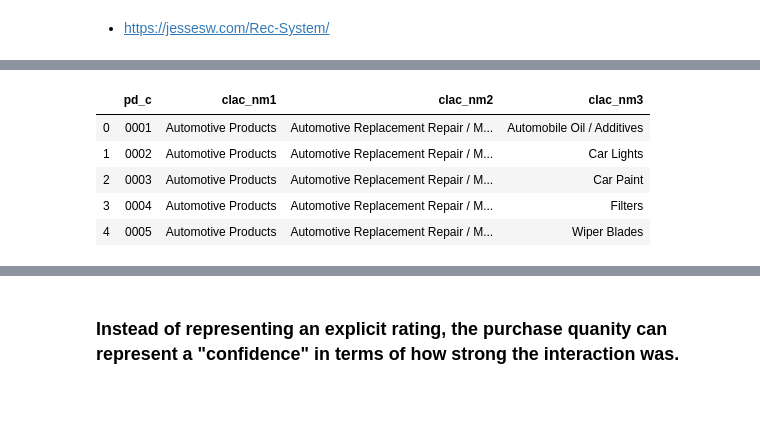
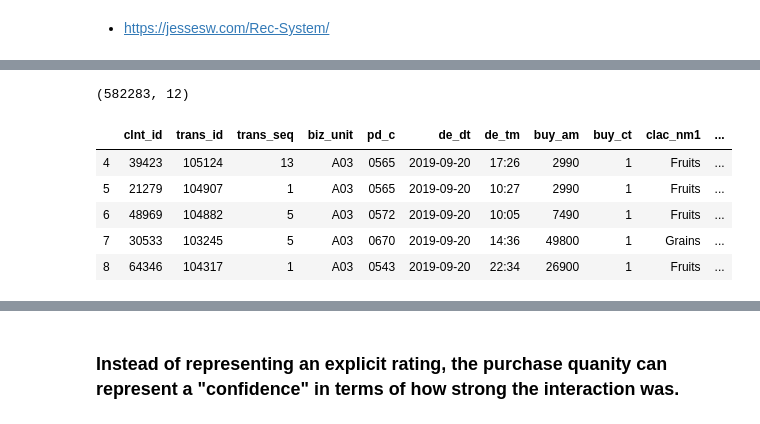
Before and after one commit to hojisu/recommendation-project, a Jupyter notebook: Alternating-Least-Squares.ipynb, the cells around one changed output, grey strips where cells are left out. Cells and saved outputs as stored; diff of their text form; code cells hidden in the pictures.

```diff
--- a/Alternating-Least-Squares.ipynb
+++ b/Alternating-Least-Squares.ipynb
@@ -30,12 +26,19 @@ df_transaction.tail()
+# %%
+df_transaction = df_transaction.dropna(axis=0)
+print(df_transaction.shape)
+df_transaction.head()
+# %% [output]
+(582283, 12)
+|  | clnt_id | trans_id | trans_seq | biz_unit | pd_c | de_dt | de_tm | buy_am | buy_ct | clac_nm1 | ... |
+| 4 | 39423 | 105124 | 13 | A03 | 0565 | 2019-09-20 | 17:26 | 2990 | 1 | Fruits | ... |
+| 5 | 21279 | 104907 | 1 | A03 | 0565 | 2019-09-20 | 10:27 | 2990 | 1 | Fruits | ... |
+| 6 | 48969 | 104882 | 5 | A03 | 0572 | 2019-09-20 | 10:05 | 7490 | 1 | Fruits | ... |
+| 7 | 30533 | 103245 | 5 | A03 | 0670 | 2019-09-20 | 14:36 | 49800 | 1 | Grains | ... |
+| 8 | 64346 | 104317 | 1 | A03 | 0543 | 2019-09-20 | 22:34 | 26900 | 1 | Fruits | ... |
 # %%
 df_product.head()
+
+item_lookup = df_product
-# %% [output]
-|  | pd_c | clac_nm1 | clac_nm2 | clac_nm3 |
-| 0 | 0001 | Automotive Products | Automotive Replacement Repair / M... | Automobile Oil / Additives |
-| 1 | 0002 | Automotive Products | Automotive Replacement Repair / M... | Car Lights |
-| 2 | 0003 | Automotive Products | Automotive Replacement Repair / M... | Car Paint |
-| 3 | 0004 | Automotive Products | Automotive Replacement Repair / M... | Filters |
-| 4 | 0005 | Automotive Products | Automotive Replacement Repair / M... | Wiper Blades |
 # %%
 df = df_transaction[['clnt_id', 'pd_c', 'buy_ct']]
 grouped_df =df.groupby(['clnt_id', 'pd_c']).sum().reset_index()
```
Also changed, not shown: parts of 26 cells of this notebook.
